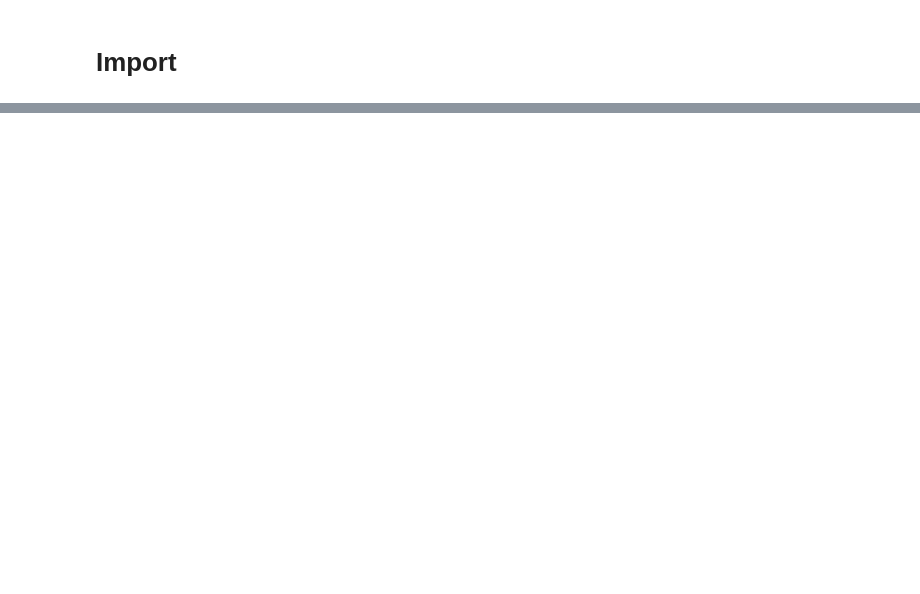
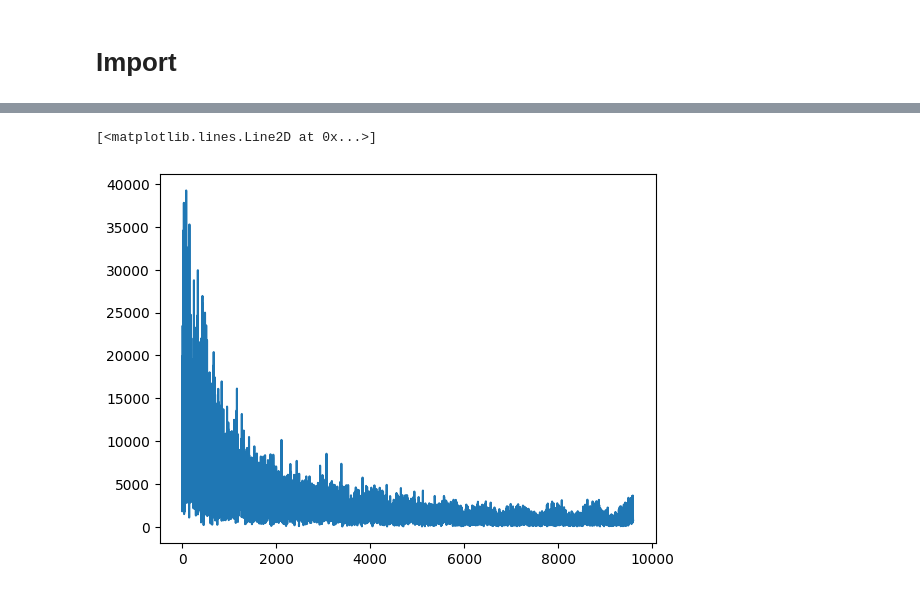
Before and after one commit to mariaaraujovitoria/SeizurePredict, a Jupyter notebook: notebooks/Untitled1.ipynb, the cells around one changed output, grey strips where cells are left out. Cells and saved outputs as stored; diff of their text form; code cells hidden in the pictures; blank space fills up the shorter version.

```diff
--- a/notebooks/Untitled1.ipynb
+++ b/notebooks/Untitled1.ipynb
@@ -196,0 +103,2 @@ loaded_arr
+# %%
+x_new = pd.DataFrame(x_new)
@@ -196,0 +123,5 @@ loaded_arr
+# %%
+plt.plot(abs(rfft(x_new))[0])
+# %% [output]
+[<matplotlib.lines.Line2D at 0x...>]
+[figure, added]
```
Also changed, not shown: parts of 43 cells of this notebook, 9 other files.
